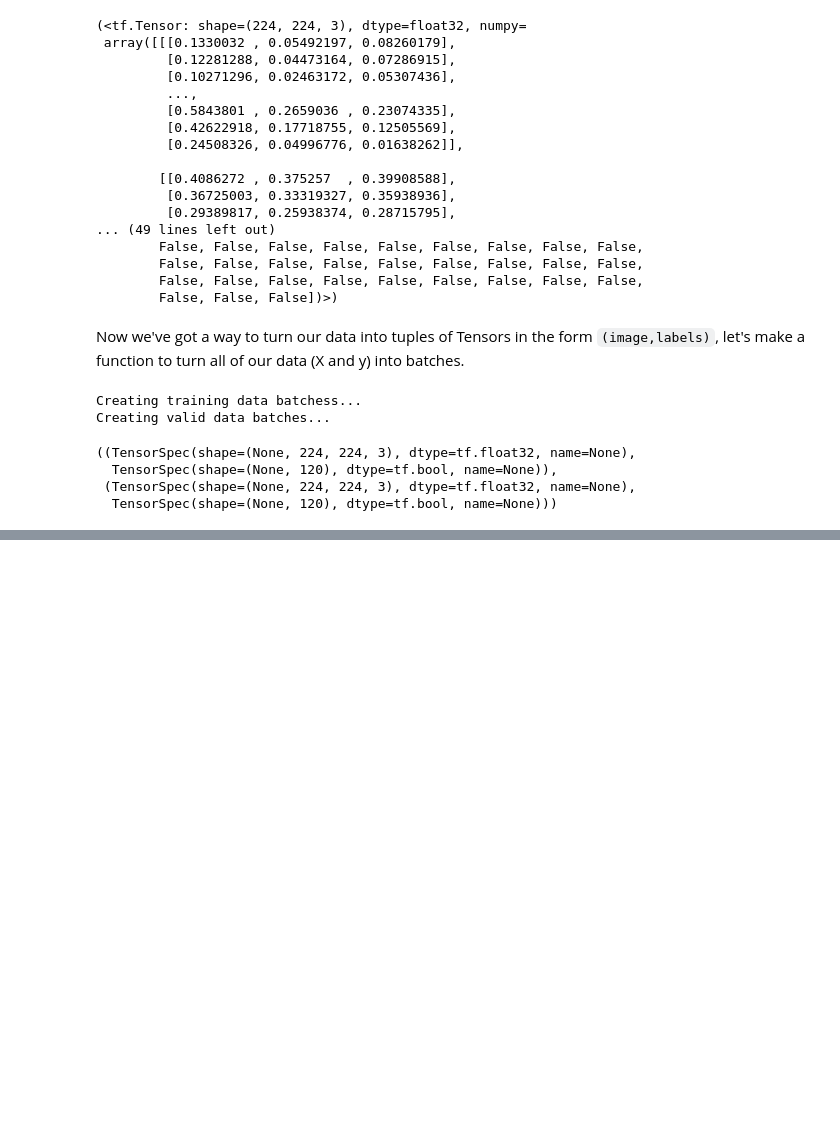
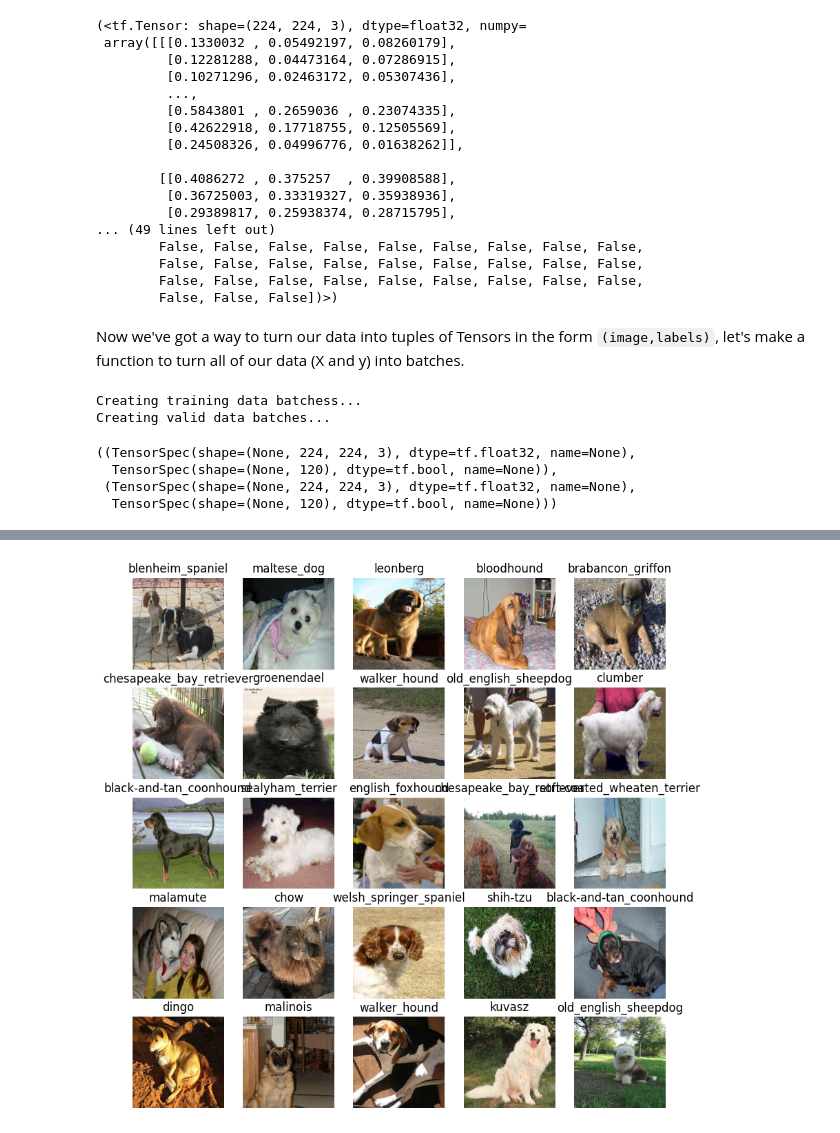
Before and after one commit to mebestaca/dog-vision-project, a Jupyter notebook: dog_visioin_project.ipynb, the cells around one changed output, grey strips where cells are left out. Drawn from its saved outputs; the diff is of its cells as text; code cells hidden in the pictures; blank space fills up the shorter version.

```diff
--- a/dog_visioin_project.ipynb
+++ b/dog_visioin_project.ipynb
@@ -493,0 +527,6 @@ train_data.element_spec, val_data.element_spec
+# %%
+# now let's visualize our validation set
+val_images, val_labels = next(val_data.as_numpy_iterator())
+show_images(val_images, val_labels)
+# %% [output]
+[figure, added]
```
Also changed, not shown: parts of 4 cells of this notebook.
